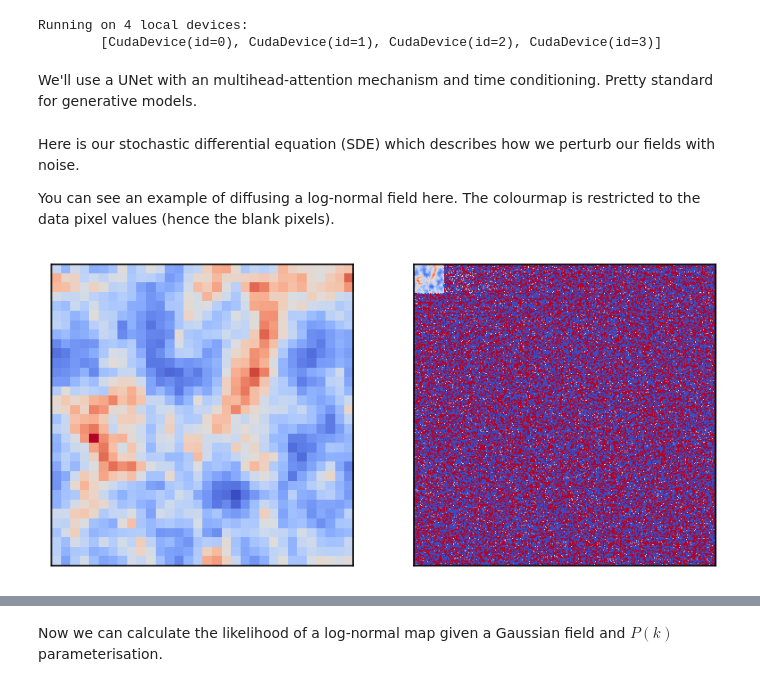
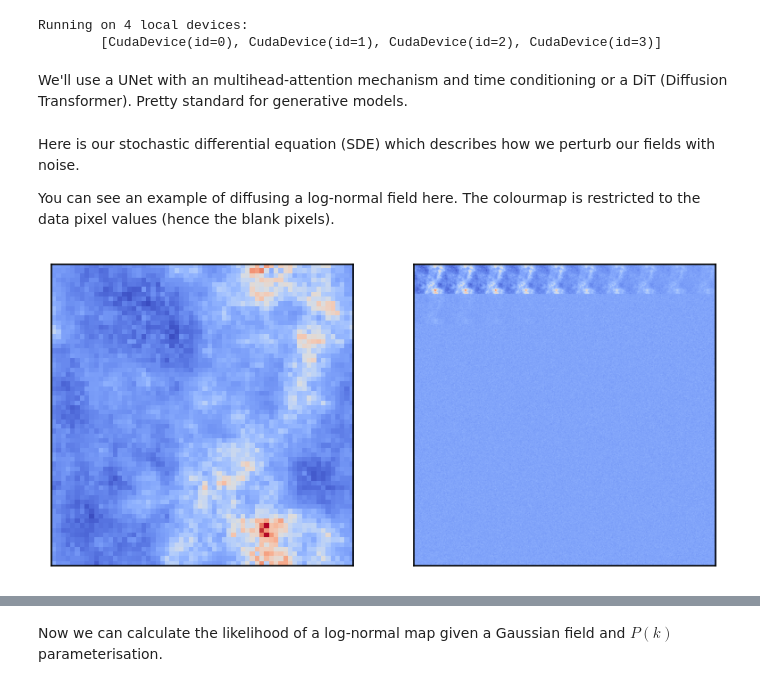
Before and after one commit to mahdi-shafiei/sbgm, a Jupyter notebook: examples/grfs.ipynb, the cells around one changed output, grey strips where cells are left out. Saved outputs shown, nothing was run; the diff lists cells and outputs as text; code cells hidden in the pictures.

```diff
--- a/examples/grfs.ipynb
+++ b/examples/grfs.ipynb
@@ -39,16 +24,12 @@ n_devices = len(jax.devices())
 # %%
-key = jr.key(0)
-
-data_key, model_key, train_key = jr.split(key, 3)
-
 # Data
 dataset_name          = "grfs"
-n_pix                 = 32
+n_pix                 = 64
 img_shape             = (1, n_pix, n_pix)
 context_shape         = (1, n_pix, n_pix)
 parameter_dim         = 2 # Power spectrum amplitude and index
 
-# Model
+# Model (UNet)
 is_biggan             = False
 dim_mults             = [1, 1, 1]
 hidden_size           = 128
@@ -58,6 +39,12 @@ dropout_rate          = 0.3
 num_res_blocks        = 2
 attn_resolutions      = [8, 16, 32]
 final_activation      = None
+
+# Model (DiT)
+n_heads               = 4
+embed_dim             = 128
+patch_size            = 4
+depth                 = 4
 
 # SDE
 t1                    = 8.
@@ -75,10 +62,10 @@ eu_sample             = True # Euler-Maruyama sample the SDE during training
 
 # Optimisation hyperparameters
 start_step            = 0
-n_steps               = 1_000_000
-batch_size            = 10 * n_devices
-sample_and_save_every = 1_000
-lr                    = 1e-4
+n_steps               = 120_000
+batch_size            = 50 * n_devices
+sample_and_save_every = 10_000
+lr                    = 3e-4
 opt                   = optax.adamw
 opt_kwargs            = {}
 # %% [markdown]
@@ -129,5 +116,5 @@ sharding, replicated_sharding = sbgm.shard.get_shardings()
 Running on 4 local devices:
         [CudaDevice(id=0), CudaDevice(id=1), CudaDevice(id=2), CudaDevice(id=3)]
 # %% [markdown]
-We'll use a UNet with an multihead-attention mechanism and time conditioning. Pretty standard for generative models.
+We'll use a UNet with an multihead-attention mechanism and time conditioning or a DiT (Diffusion Transformer). Pretty standard for generative models.
 # %%
@@ -154,10 +151,8 @@ Here is our stochastic differential equation (SDE) which describes how we pertur
 
 You can see an example of diffusing a log-normal field here. The colourmap is restricted to the data pixel values (hence the blank pixels).
 # %%
-from sbgm.sde import VPSDE
-
 # Stochastic differential equation (SDE)
-sde = VPSDE(
+sde = sbgm.sde.VPSDE(
     beta_integral_fn=beta_integral,
     dt=dt,
     t0=t0,
@@ -169,34 +164,34 @@ def diffuse(x, t, eps):
     mu, std = sde.marginal_prob(x, t)
     return mu + std * eps
 
 n_side = 10
 n_t = 100
 
 imgs = [X[0]]
 for i, t in enumerate(jnp.linspace(t0, t1, n_t)):
 
     eps = jr.normal(jr.fold_in(key, i), img_shape) * 0.05 # Illustration purposes!
 
     Xt = diffuse(imgs[i], t, eps)
 
     imgs.append(Xt)
 
 fig, axs = plt.subplots(1, 2, dpi=150)
 ax = axs[0]
 ax.imshow(imgs[0].transpose(1, 2, 0), cmap=cmap)
 ax = axs[1]
 ax.imshow(
     rearrange(imgs[1:], "(h w) c x y -> (h x) (w y) c", h=10, w=10, x=n_pix, y=n_pix),
     cmap=cmap,
     vmin=imgs[0].min(),
     vmax=imgs[0].max()
 )
 for ax in axs:
     ax.set_xticks([])
     ax.set_yticks([])
 plt.show()
 # %% [output]
-[figure, old version]
+[figure, new version]
 # %%
 # Fit model to dataset
 model = sbgm.train.train(
```
Also changed, not shown: parts of 8 cells of this notebook, 20 other files.
